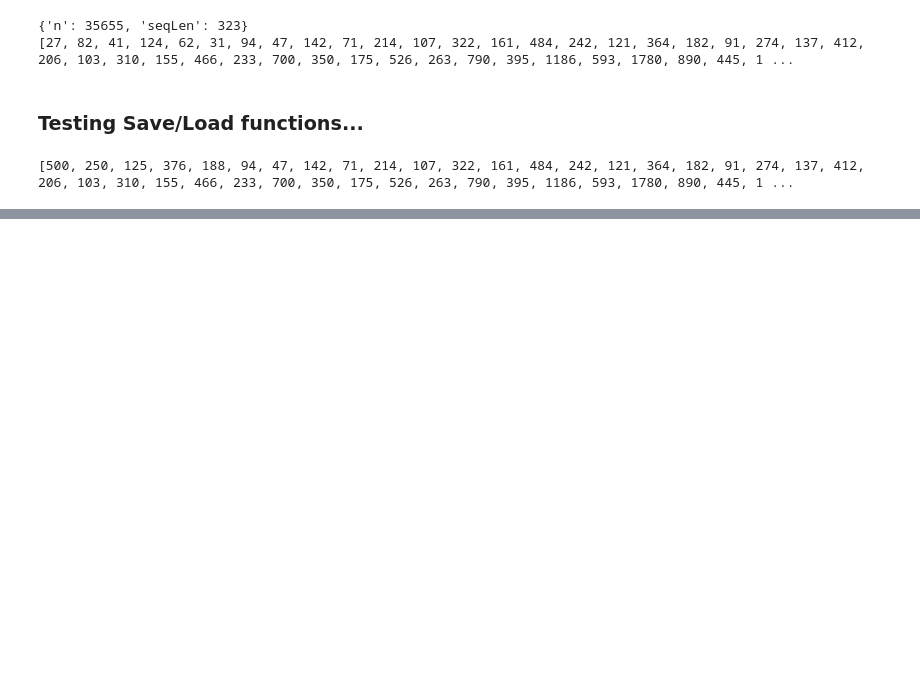
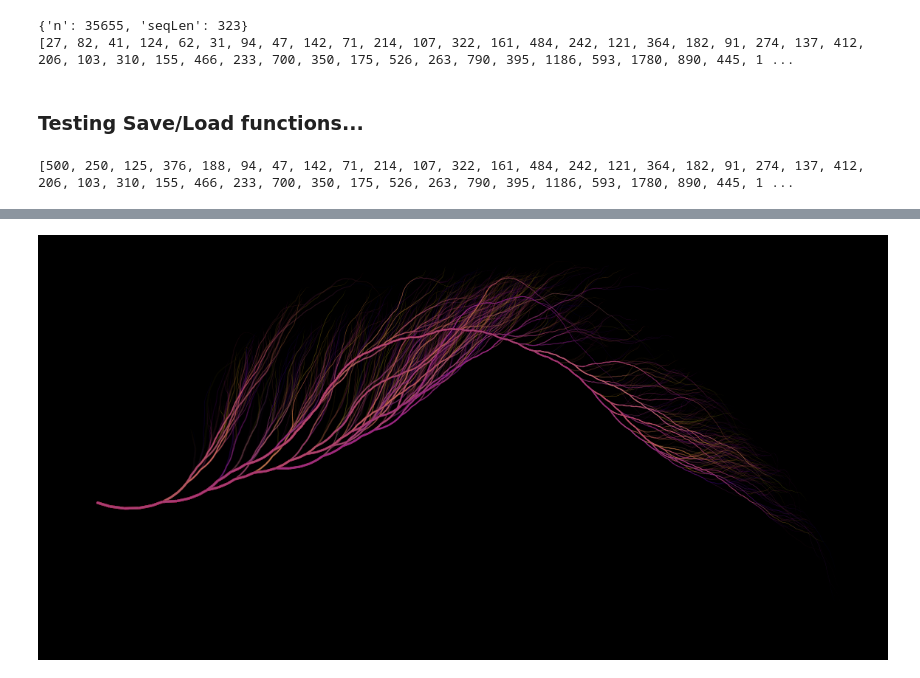
Before and after one commit to stkterry/collatzpy, a Jupyter notebook: notebooks/simple_demo.ipynb, the cells around one changed output, grey strips where cells are left out. Drawn from its saved outputs; the diff is of its cells as text; code cells hidden in the pictures; blank space fills up the shorter version.

```diff
--- a/notebooks/simple_demo.ipynb
+++ b/notebooks/simple_demo.ipynb
@@ -42,0 +47,17 @@ cplot.path_plot_from_list(tree, selection)
+# %%
+nMin = 2000
+nMax = 200000000
+nNums = 2000
+random.seed(111)
+selection = [random.randint(nMin, nMax) for n in range(nNums)]
+tree.collect_from_list(selection)
+pathArgs = {'a1': .3, 'a2': .38, 'af': 1.08,
+             'e': 1.3, 'cmName': 'plasma_r',
+             'cmR': (0, 1)}
+saveArgs = {'save': True, 'output_name':'images/output.png',
+            'dpi':100, 'facecolor':'none', 'pxw':2560, 'pxh': 1440}
+figArgs = {'pxw':1600, 'pxh':800}
+
+cplot.angle_plot(tree, selection, **pathArgs, **figArgs)
+# %% [output]
+[figure, added]
```
Also changed, not shown: parts of 6 cells of this notebook, 15 other files.
